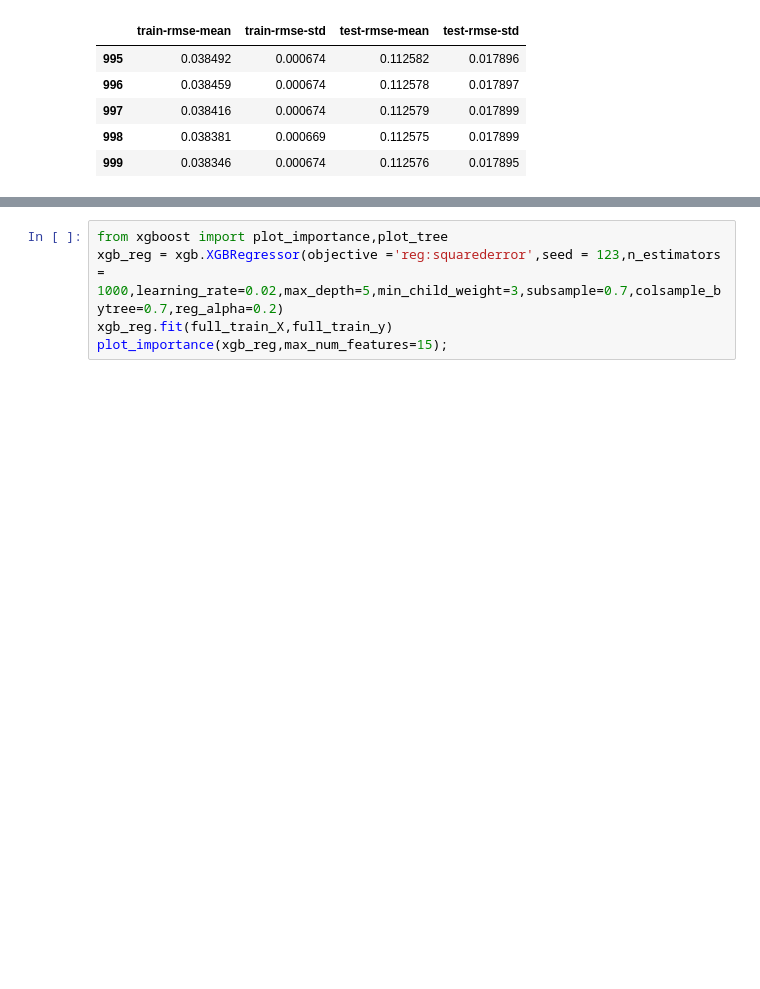
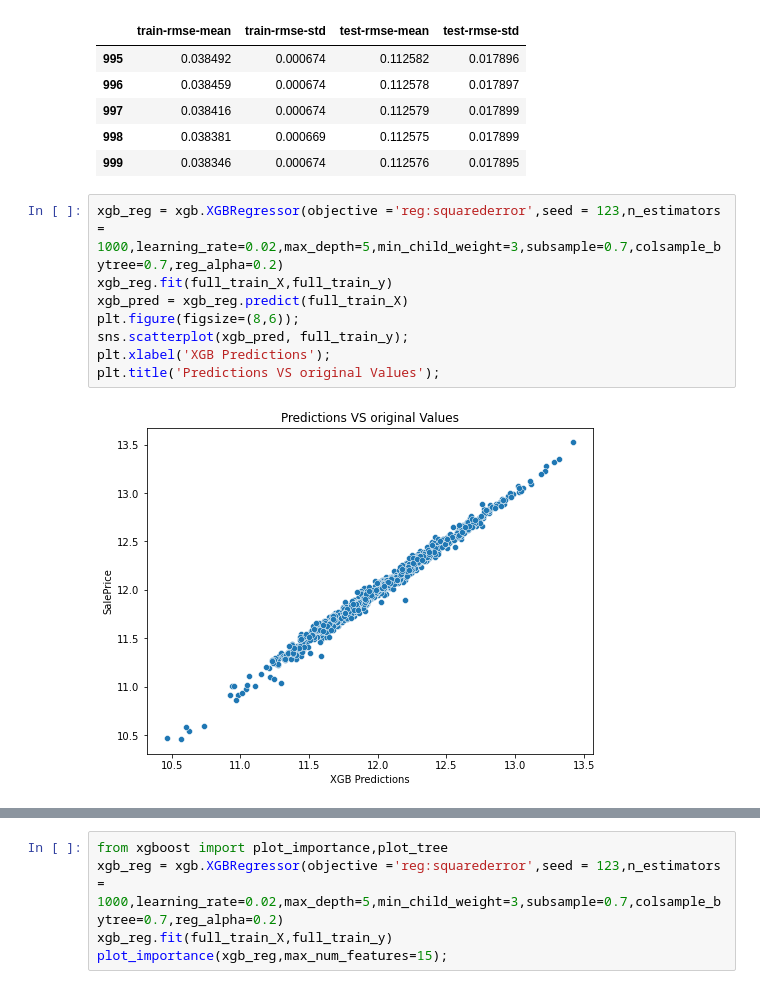
Before and after one commit to Sunscres91/full_ds_project, a Jupyter notebook: №3 Modeling-Log Transformation.ipynb, the cells around one changed output, grey strips where cells are left out. Cells and saved outputs as stored; diff of their text form; blank space fills up the shorter version.

```diff
--- a/№3 Modeling-Log Transformation.ipynb
+++ b/№3 Modeling-Log Transformation.ipynb
@@ -651,3 +679,13 @@ cv_results.tail()
 | 997 | 0.038416 | 0.000674 | 0.112579 | 0.017899 |
 | 998 | 0.038381 | 0.000669 | 0.112575 | 0.017899 |
 | 999 | 0.038346 | 0.000674 | 0.112576 | 0.017895 |
+# %%
+xgb_reg = xgb.XGBRegressor(objective ='reg:squarederror',seed = 123,n_estimators = 1000,learning_rate=0.02,max_depth=5,min_child_weight=3,subsample=0.7,colsample_bytree=0.7,reg_alpha=0.2)
+xgb_reg.fit(full_train_X,full_train_y)
+xgb_pred = xgb_reg.predict(full_train_X)
+plt.figure(figsize=(8,6));
+sns.scatterplot(xgb_pred, full_train_y);
+plt.xlabel('XGB Predictions');
+plt.title('Predictions VS original Values');
+# %% [output]
+[figure, added]
```
Also changed, not shown: parts of 29 cells of this notebook.
